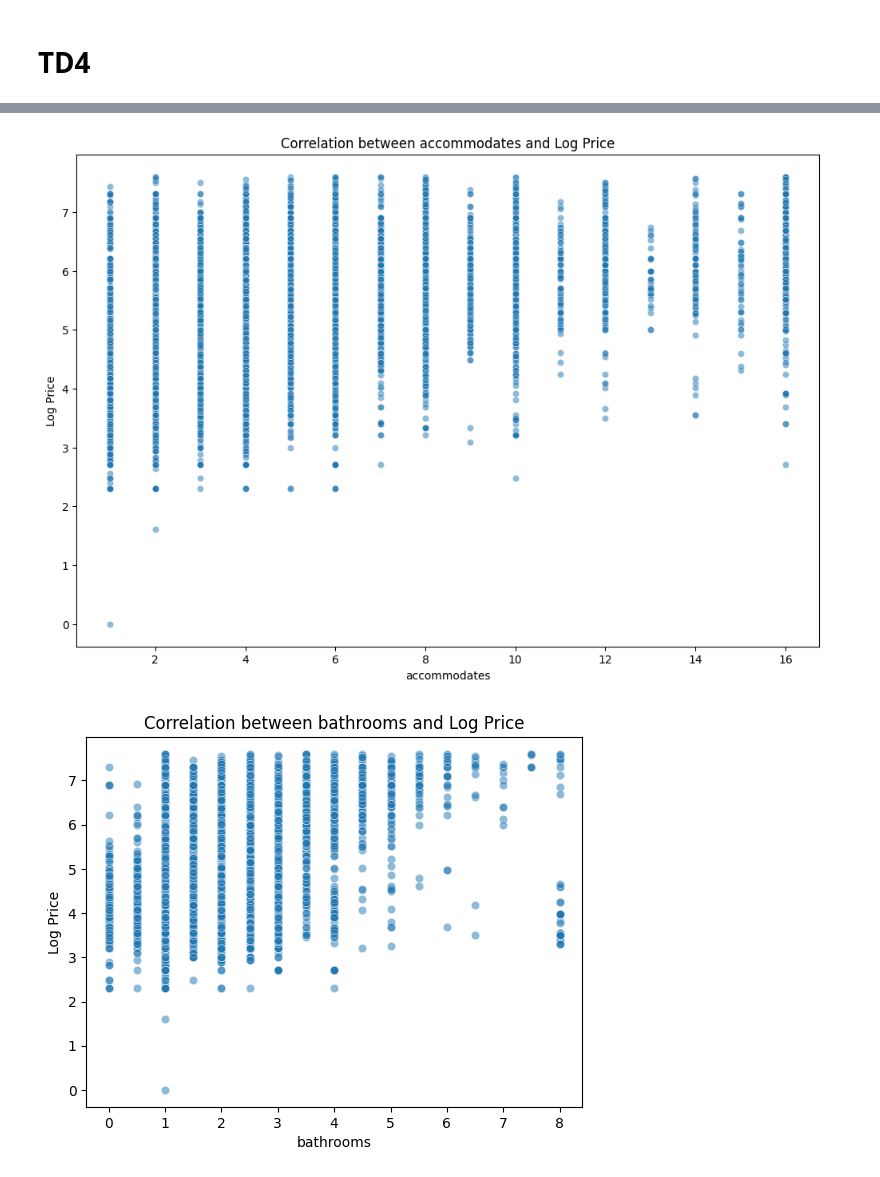
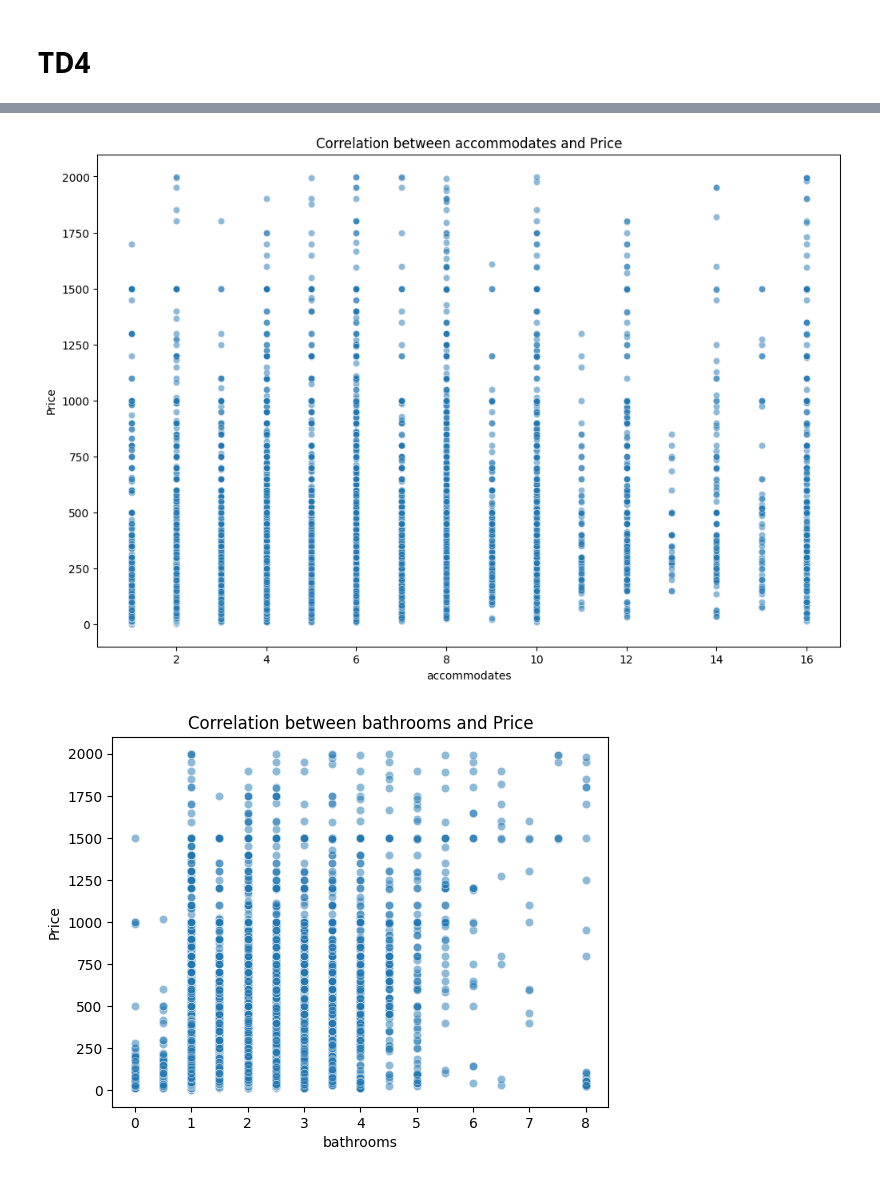
Before and after one commit to Marc94440/TD4_Explainability_AI, a Jupyter notebook: Untitled-1.ipynb, the cells around one changed output, grey strips where cells are left out. Saved outputs shown, nothing was run; the diff lists cells and outputs as text; code cells hidden in the pictures.

```diff
--- a/Untitled-1.ipynb
+++ b/Untitled-1.ipynb
@@ -17,6 +23,8 @@ from sklearn.model_selection import GridSearchCV
 # the data is from : https://www.kaggle.com/datasets/stevezhenghp/airbnb-price-prediction
 
 data = pd.read_csv("train.csv")
+data['price'] = np.exp(data['log_price'])
+print(data["price"][0])
 print(data.shape)
 print(data.columns)
 data.head()
@@ -24,7 +32,8 @@ data.info()
 
 data.describe()
 
-price_and_type = data.groupby('property_type')['log_price']
+
+price_and_type = data.groupby('property_type')['price']
 
 # Plotting a histogram for each property type
 plt.figure(figsize=(12, 6))
@@ -58,10 +67,4 @@ memory usage: 15.9+ MB
 # %%
-import pandas as pd
-import matplotlib.pyplot as plt
-import seaborn as sns
-
-# Load dataset
-data = pd.read_csv("train.csv")
 
 # Check for missing values
 missing_values = data.isnull().sum()
@@ -76,29 +79,29 @@ for column in data.columns:
         data[column] = data[column].fillna(data[column].mode().iloc[0])
 
 # Handle outliers
-# For simplicity, let's focus on outliers in the target variable 'log_price'
-Q1 = data['log_price'].quantile(0.25)
-Q3 = data['log_price'].quantile(0.75)
+# For simplicity, let's focus on outliers in the target variable 'price'
+Q1 = data['price'].quantile(0.25)
+Q3 = data['price'].quantile(0.75)
 IQR = Q3 - Q1
 
 lower_bound = Q1 - 1.5 * IQR
 upper_bound = Q3 + 1.5 * IQR
 
 # Filter outliers
-data_filtered = data[(data['log_price'] >= lower_bound) & (data['log_price'] <= upper_bound)]
+data_filtered = data[(data['price'] >= lower_bound) & (data['price'] <= upper_bound)]
 
-# Plot boxplot of 'log_price' before and after removing outliers
+# Plot boxplot of 'price' before and after removing outliers
 plt.figure(figsize=(16, 6))
 
 plt.subplot(1, 2, 1)
-sns.boxplot(data['log_price'])
+sns.boxplot(data['price'])
 plt.title('With Outliers')
-plt.xlabel('Log Price')
+plt.xlabel('Price')
 
 plt.subplot(1, 2, 2)
-sns.boxplot(data_filtered['log_price'])
+sns.boxplot(data_filtered['price'])
 plt.title('Without Outliers')
-plt.xlabel('Log Price')
+plt.xlabel('Price')
 
 plt.show()
 
@@ -106,20 +109,20 @@ plt.show()
 numerical_features = ['accommodates', 'bathrooms', 'bedrooms', 'review_scores_rating']
 plt.figure(figsize=(12, 8))
 for feature in numerical_features:
-    sns.scatterplot(x=data[feature], y=data['log_price'], alpha=0.5)
-    plt.title(f'Correlation between {feature} and Log Price')
+    sns.scatterplot(x=data[feature], y=data['price'], alpha=0.5)
+    plt.title(f'Correlation between {feature} and Price')
     plt.xlabel(feature)
-    plt.ylabel('Log Price')
+    plt.ylabel('Price')
     plt.show()
 
-# Plot relationship between categorical features and target variable
+    # Plot relationship between categorical features and target variable
 categorical_features = ['property_type', 'room_type', 'city']
 plt.figure(figsize=(16, 10))
 for feature in categorical_features:
-    sns.boxplot(x=data[feature], y=data['log_price'])
+    sns.boxplot(x=data[feature], y=data['price'])
     plt.title(f'Relationship between {feature} and Log Price')
     plt.xlabel(feature)
-    plt.ylabel('Log Price')
+    plt.ylabel('Price')
     plt.show()
 # %% [output]
 Missing Values:
@@ -143,2 +146,2 @@ dtype: int64
-[figure, old version]
+[figure, new version]
-[figure, old version]
+[figure, new version]
```
Also changed, not shown: parts of 5 cells of this notebook.
